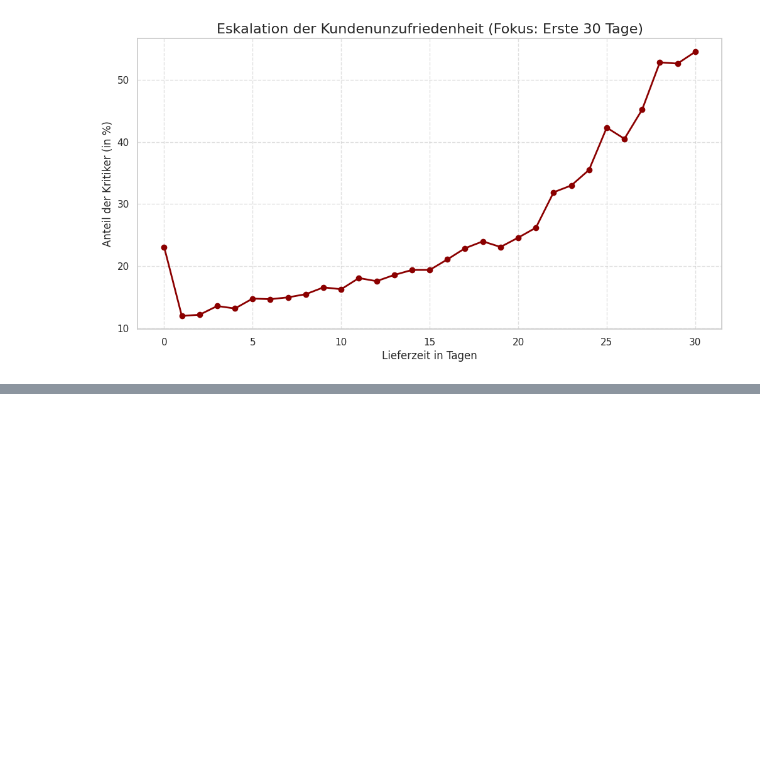
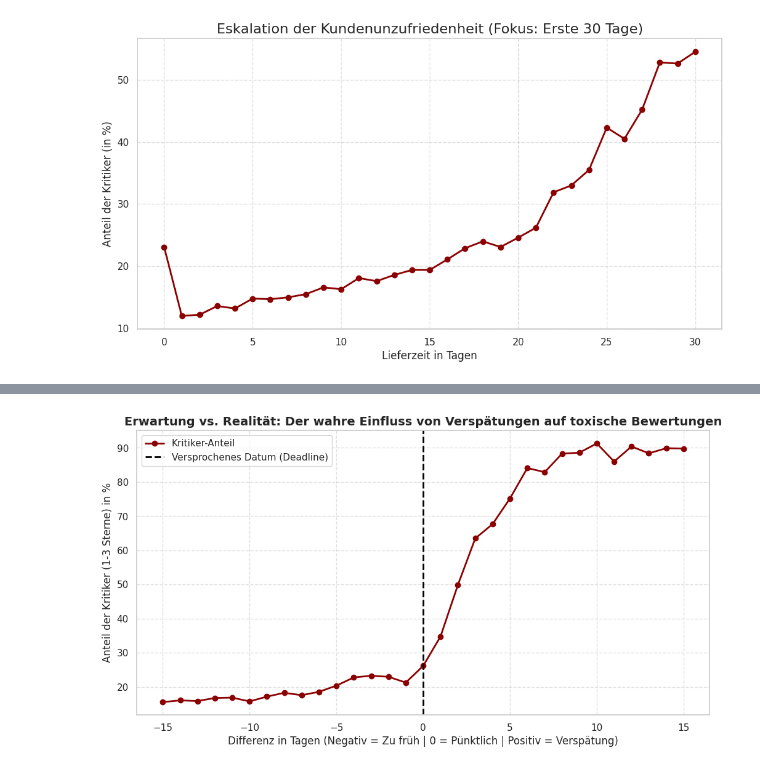
Before and after one commit to UlkarIslamova/ecommerce-datenanalyse, a Jupyter notebook: e-commerce-datenanalyse-eda.ipynb, the cells around one changed output, grey strips where cells are left out. Cells and saved outputs as stored; diff of their text form; code cells hidden in the pictures; blank space fills up the shorter version.

```diff
--- a/e-commerce-datenanalyse-eda.ipynb
+++ b/e-commerce-datenanalyse-eda.ipynb
@@ -689,0 +741,45 @@ plt.show()
+# %%
+# 1. Zusammenführung der Daten: Wir nutzen das existierende df_sentiment
+df_delta = pd.merge(df_sentiment,
+                    bestellungen[['order_id', 'order_purchase_timestamp',
+                                  'order_delivered_customer_date', 'order_estimated_delivery_date']],
+                    on='order_id', how='inner')
+
+# 2. Text in echtes Datum (Datetime) umwandeln
+df_delta['delivered'] = pd.to_datetime(df_delta['order_delivered_customer_date'])
+df_delta['estimated'] = pd.to_datetime(df_delta['order_estimated_delivery_date'])
+
+# 3. Das Delta berechnen: Reales Datum minus Versprochenes Datum
+# Ergebnis: Negativ = Zu früh geliefert | 0 = Pünktlich | Positiv = Verspätet
+df_delta['delta_tage'] = (df_delta['delivered'] - df_delta['estimated']).dt.days
+
+# Leere Werte entfernen
+df_delta = df_delta.dropna(subset=['delta_tage'])
+
+# 4. Fokus für das Diagramm festlegen (Wir schauen uns -15 Tage bis +15 Tage an)
+df_plot_delta = df_delta[(df_delta['delta_tage'] >= -15) & (df_delta['delta_tage'] <= 15)]
+
+# Den Anteil der Kritiker pro Delta-Tag berechnen
+df_delta_tabelle = df_plot_delta.groupby('delta_tage')['ist_kritiker'].mean().reset_index()
+df_delta_tabelle['ist_kritiker'] = (df_delta_tabelle['ist_kritiker'] * 100).round(1)
+
+# 5. Daten visualisieren
+import matplotlib.pyplot as plt
+
+plt.figure(figsize=(12, 6))
+plt.plot(df_delta_tabelle['delta_tage'], df_delta_tabelle['ist_kritiker'],
+         marker='o', linestyle='-', color='darkred', linewidth=2, label="Kritiker-Anteil")
+
+# Vertikale Linie für den "Deadline"-Tag (0)
+plt.axvline(x=0, color='black', linestyle='--', linewidth=2, label='Versprochenes Datum (Deadline)')
+
+plt.title('Erwartung vs. Realität: Der wahre Einfluss von Verspätungen auf toxische Bewertungen',
+          fontsize=14, fontweight='bold')
+plt.xlabel('Differenz in Tagen (Negativ = Zu früh | 0 = Pünktlich | Positiv = Verspätung)', fontsize=12)
+plt.ylabel('Anteil der Kritiker (1-3 Sterne) in %', fontsize=12)
+
+plt.legend(fontsize=11)
+plt.grid(True, linestyle='--', alpha=0.6)
+plt.show()
+# %% [output]
+[figure, added]
```
Also changed, not shown: parts of 48 cells of this notebook.
